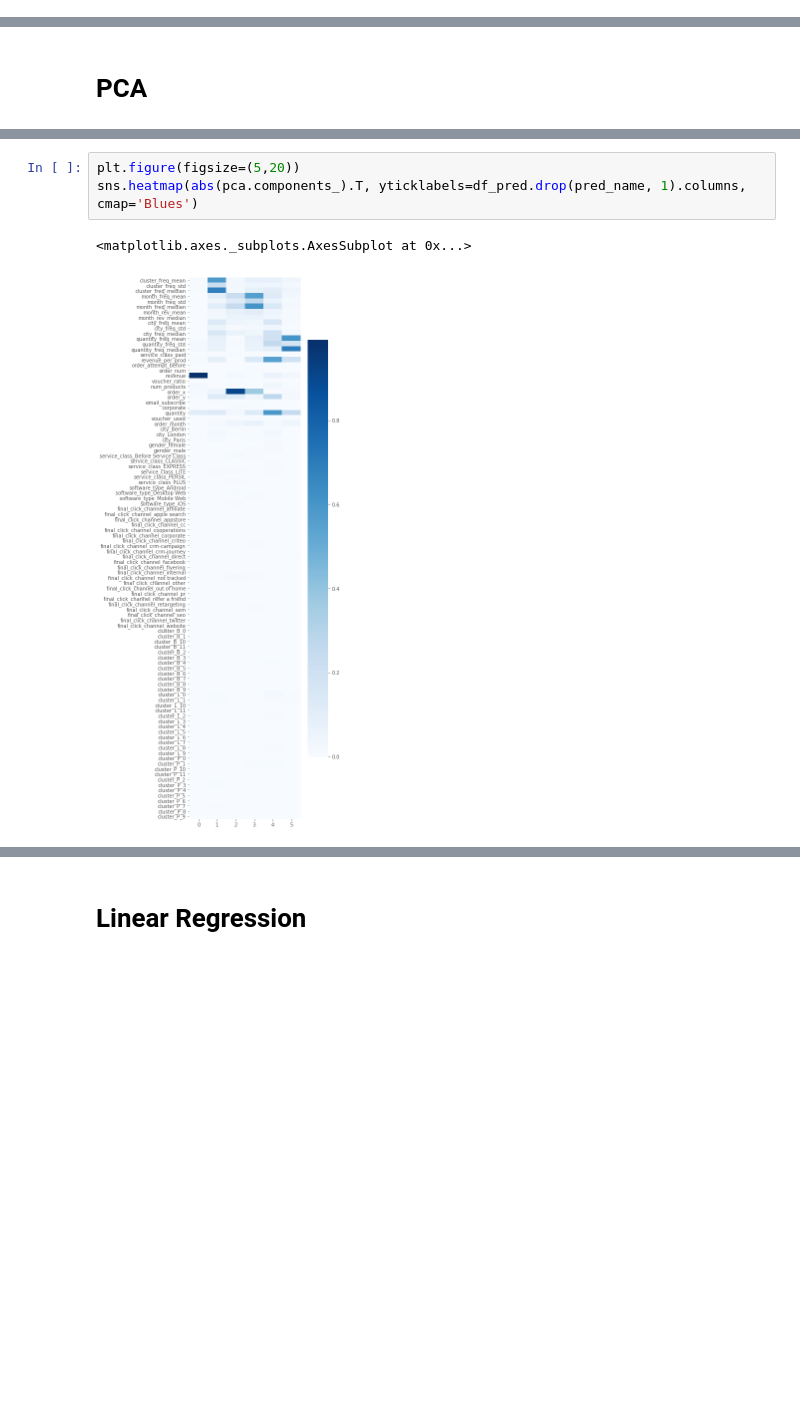
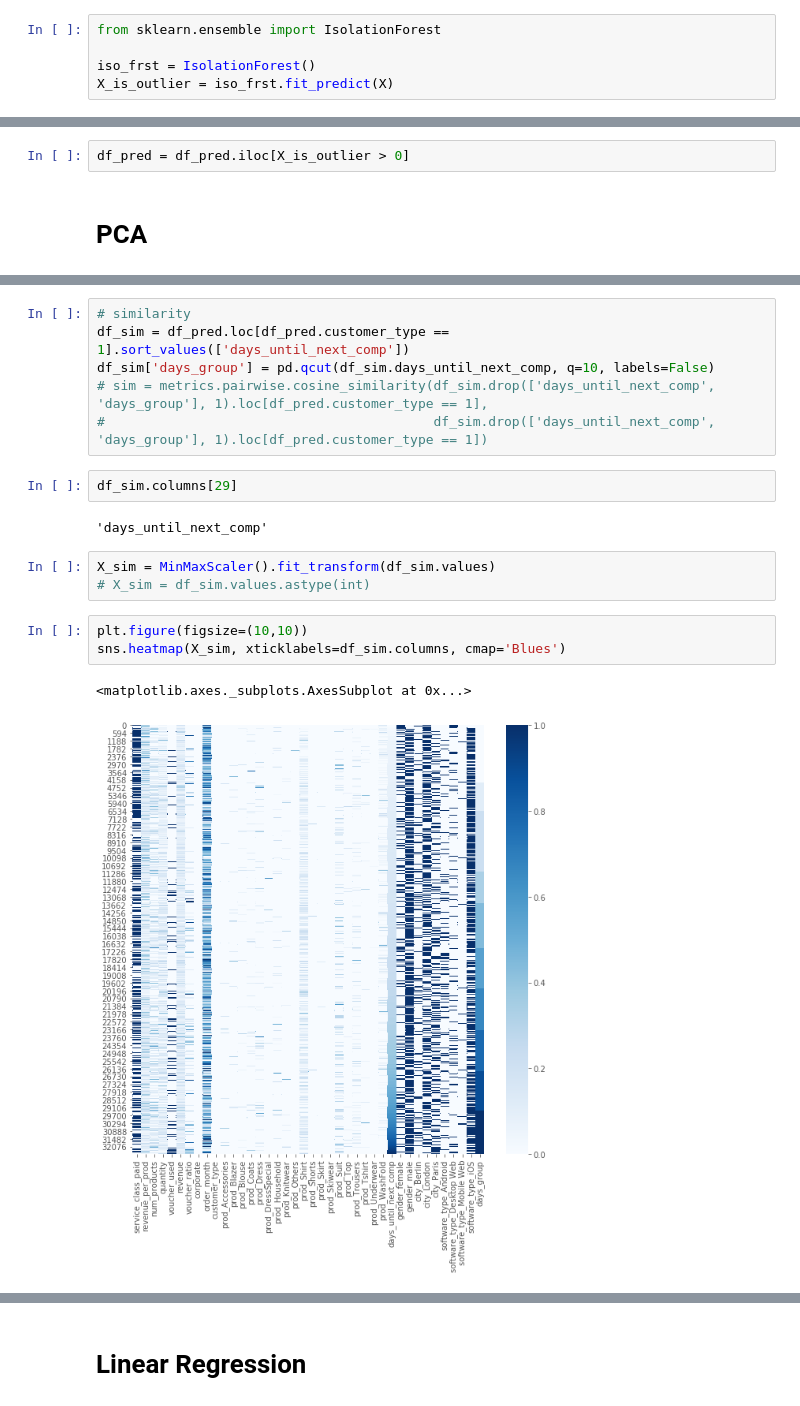
Before and after one commit to zipjet/bi-churn-analysis, a Jupyter notebook: python/churn_analysis_timing.ipynb, the cells around one changed output, grey strips where cells are left out. Drawn from its saved outputs; the diff is of its cells as text; blank space fills up the shorter version.

```diff
--- a/python/churn_analysis_timing.ipynb
+++ b/python/churn_analysis_timing.ipynb
@@ -440,0 +483,5 @@ test_size=0.1
+# %%
+from sklearn.ensemble import IsolationForest
+
+iso_frst = IsolationForest()
+X_is_outlier = iso_frst.fit_predict(X)
@@ -495,3 +519,5 @@ X_poly_train.shape, X_poly_test.shape
+# %%
+df_pred = df_pred.iloc[X_is_outlier > 0]
 # %% [markdown]
 # PCA
 # %%
@@ -511,6 +555,19 @@ sns.scatterplot(X_pca[:, 0], X_pca[:, 1], hue=y.squeeze())
+# %%
+# similarity
+df_sim = df_pred.loc[df_pred.customer_type == 1].sort_values(['days_until_next_comp'])
+df_sim['days_group'] = pd.qcut(df_sim.days_until_next_comp, q=10, labels=False)
+# sim = metrics.pairwise.cosine_similarity(df_sim.drop(['days_until_next_comp', 'days_group'], 1).loc[df_pred.customer_type == 1],
+#                                          df_sim.drop(['days_until_next_comp', 'days_group'], 1).loc[df_pred.customer_type == 1])
+# %%
+df_sim.columns[29]
+# %% [output]
+'days_until_next_comp'
+# %%
+X_sim = MinMaxScaler().fit_transform(df_sim.values)
+# X_sim = df_sim.values.astype(int)
 # %%
-plt.figure(figsize=(5,20))
-sns.heatmap(abs(pca.components_).T, yticklabels=df_pred.drop(pred_name, 1).columns, cmap='Blues')
+plt.figure(figsize=(10,10))
+sns.heatmap(X_sim, xticklabels=df_sim.columns, cmap='Blues')
 # %% [output]
 <matplotlib.axes._subplots.AxesSubplot at 0x...>
-[figure, old version]
+[figure, new version]
```
Also changed, not shown: parts of 74 cells of this notebook.
